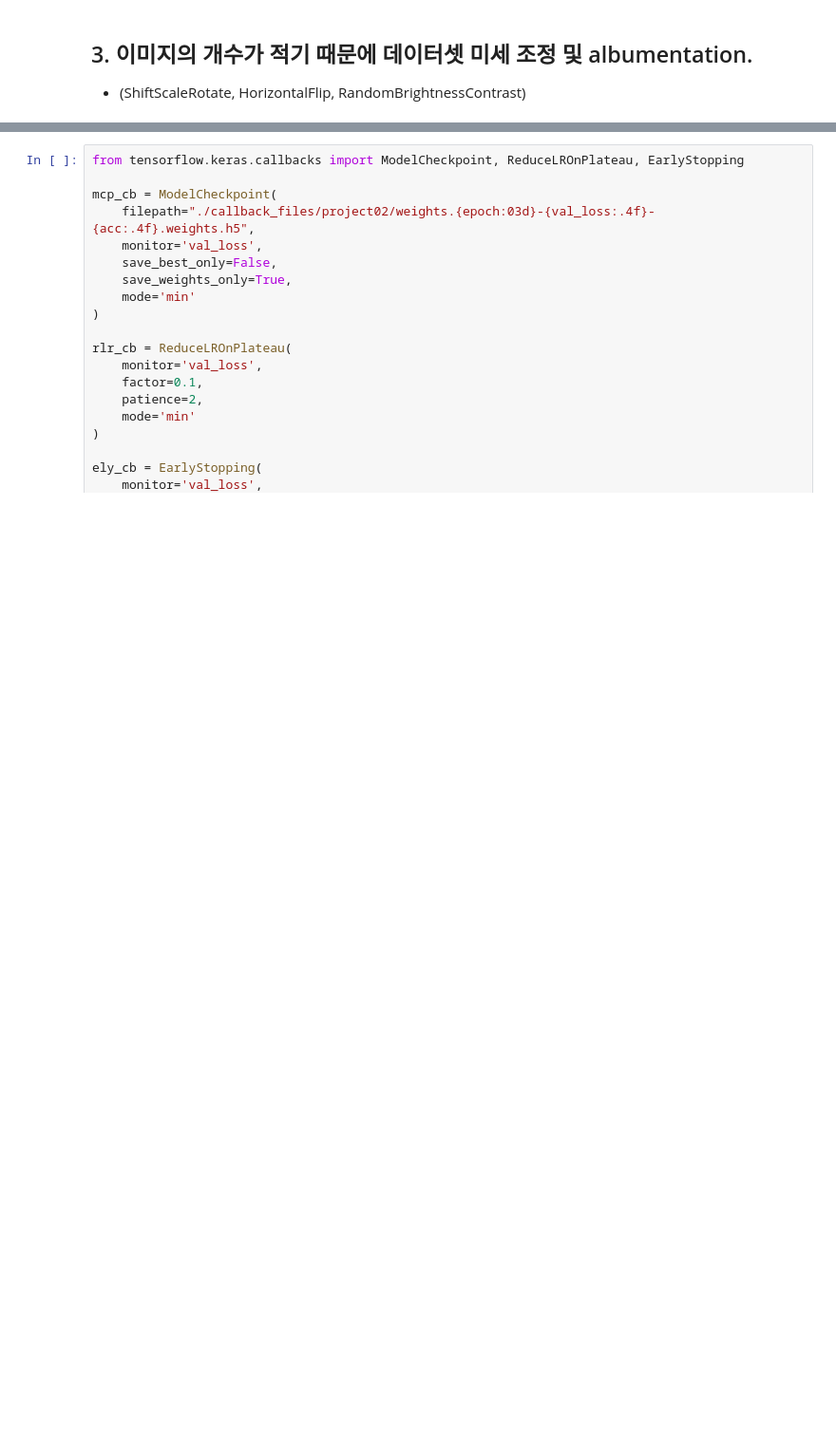
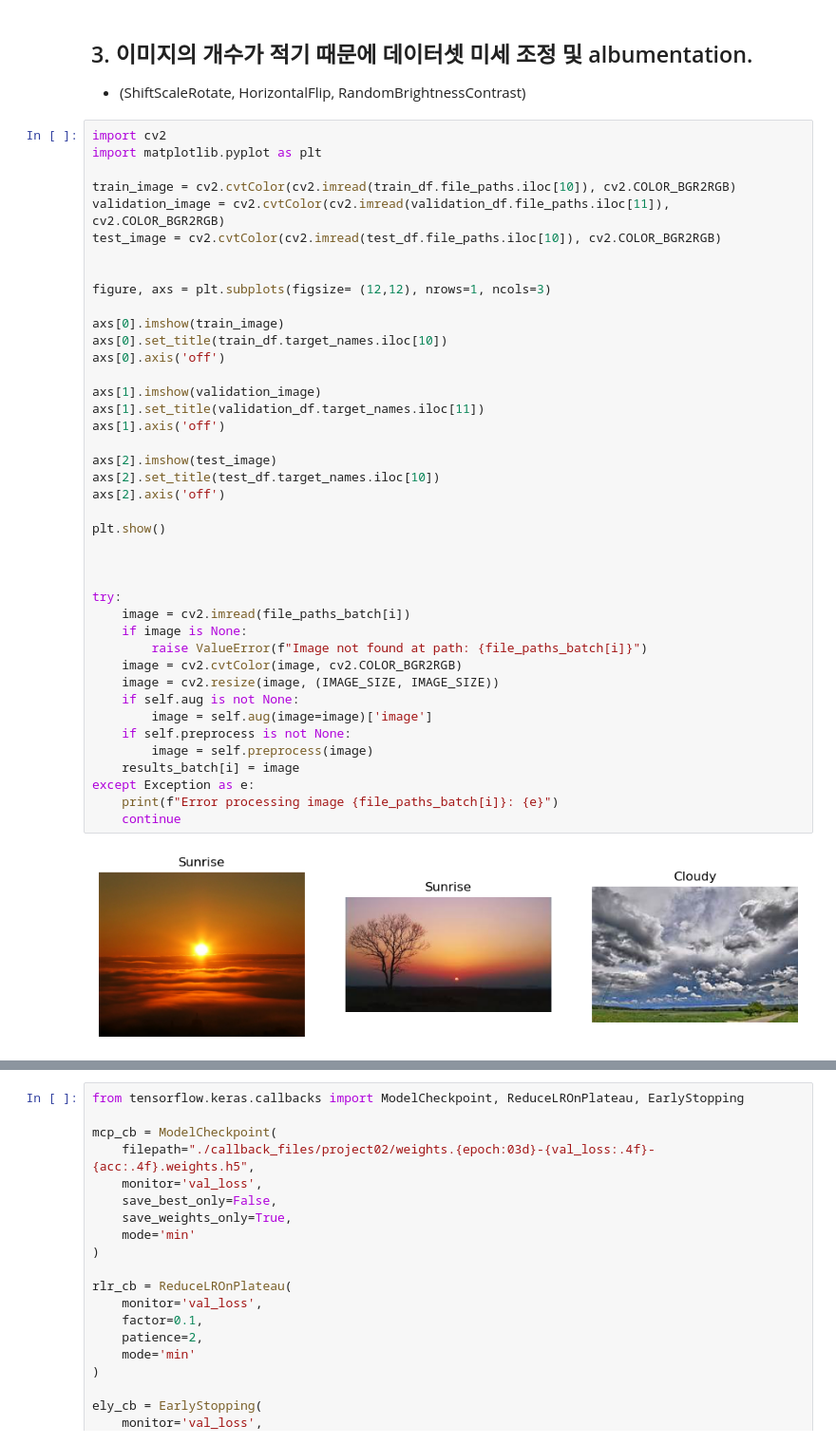
Before and after one commit to kimgusan/Deep_learning, a Jupyter notebook: f_pretrained_model/z_project02.ipynb, the cells around one changed output, grey strips where cells are left out. Shown at 95% size. Cells and saved outputs as stored; diff of their text form; blank space fills up the shorter version.

```diff
--- a/f_pretrained_model/z_project02.ipynb
+++ b/f_pretrained_model/z_project02.ipynb
@@ -128,6 +128,49 @@ print(test_df.shape)
 # %% [markdown]
 ## 3. 이미지의 개수가 적기 때문에 데이터셋 미세 조정 및 albumentation.
 - (ShiftScaleRotate, HorizontalFlip, RandomBrightnessContrast)
+# %%
+import cv2
+import matplotlib.pyplot as plt
+
+train_image = cv2.cvtColor(cv2.imread(train_df.file_paths.iloc[10]), cv2.COLOR_BGR2RGB)
+validation_image = cv2.cvtColor(cv2.imread(validation_df.file_paths.iloc[11]), cv2.COLOR_BGR2RGB)
+test_image = cv2.cvtColor(cv2.imread(test_df.file_paths.iloc[10]), cv2.COLOR_BGR2RGB)
+
+
+figure, axs = plt.subplots(figsize= (12,12), nrows=1, ncols=3)
+
+axs[0].imshow(train_image)
+axs[0].set_title(train_df.target_names.iloc[10])
+axs[0].axis('off')
+
+axs[1].imshow(validation_image)
+axs[1].set_title(validation_df.target_names.iloc[11])
+axs[1].axis('off')
+
+axs[2].imshow(test_image)
+axs[2].set_title(test_df.target_names.iloc[10])
+axs[2].axis('off')
+
+plt.show()
+
+
+
+try:
+    image = cv2.imread(file_paths_batch[i])
+    if image is None:
+        raise ValueError(f"Image not found at path: {file_paths_batch[i]}")
+    image = cv2.cvtColor(image, cv2.COLOR_BGR2RGB)
+    image = cv2.resize(image, (IMAGE_SIZE, IMAGE_SIZE))
+    if self.aug is not None:
+        image = self.aug(image=image)['image']
+    if self.preprocess is not None:
+        image = self.preprocess(image)
+    results_batch[i] = image
+except Exception as e:
+    print(f"Error processing image {file_paths_batch[i]}: {e}")
+    continue
+# %% [output]
+[figure, added]
 # %%
 import numpy as np
 from tensorflow.keras.utils import Sequence
```
Also changed, not shown: parts of 31 cells of this notebook, 4 other files.
